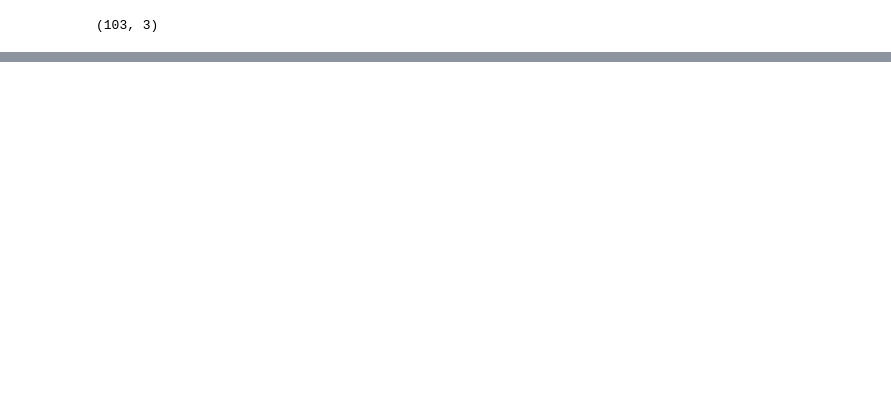
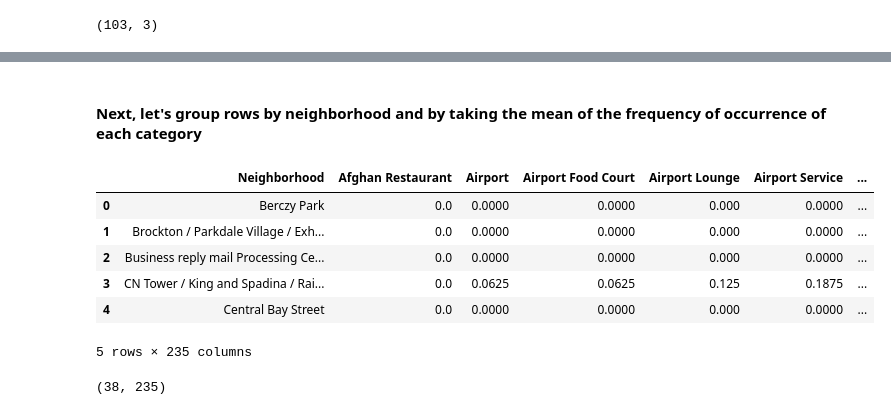
Before and after one commit to dmay13/Coursera_Capstone, a Jupyter notebook: Week 3 Part 1.ipynb, the cells around one changed output, grey strips where cells are left out. Cells and saved outputs as stored; diff of their text form; code cells hidden in the pictures; blank space fills up the shorter version.

```diff
--- a/Week 3 Part 1.ipynb
+++ b/Week 3 Part 1.ipynb
@@ -146,0 +377,18 @@ neighborhoods.shape
+# %% [markdown]
+#### Next, let's group rows by neighborhood and by taking the mean of the frequency of occurrence of each category
+# %%
+toronto_grouped = toronto_one_hot.groupby('Neighborhood').mean().reset_index()
+toronto_grouped.head()
+# %% [output]
+|  | Neighborhood | Afghan Restaurant | Airport | Airport Food Court | Airport Lounge | Airport Service | ... |
+| 0 | Berczy Park | 0.0 | 0.0000 | 0.0000 | 0.000 | 0.0000 | ... |
+| 1 | Brockton / Parkdale Village / Exh... | 0.0 | 0.0000 | 0.0000 | 0.000 | 0.0000 | ... |
+| 2 | Business reply mail Processing Ce... | 0.0 | 0.0000 | 0.0000 | 0.000 | 0.0000 | ... |
+| 3 | CN Tower / King and Spadina / Rai... | 0.0 | 0.0625 | 0.0625 | 0.125 | 0.1875 | ... |
+| 4 | Central Bay Street | 0.0 | 0.0000 | 0.0000 | 0.000 | 0.0000 | ... |
+5 rows × 235 columns
+# %%
+# Lets check the new size
+toronto_grouped.shape
+# %% [output]
+(38, 235)
```
Also changed, not shown: parts of 55 cells of this notebook.
